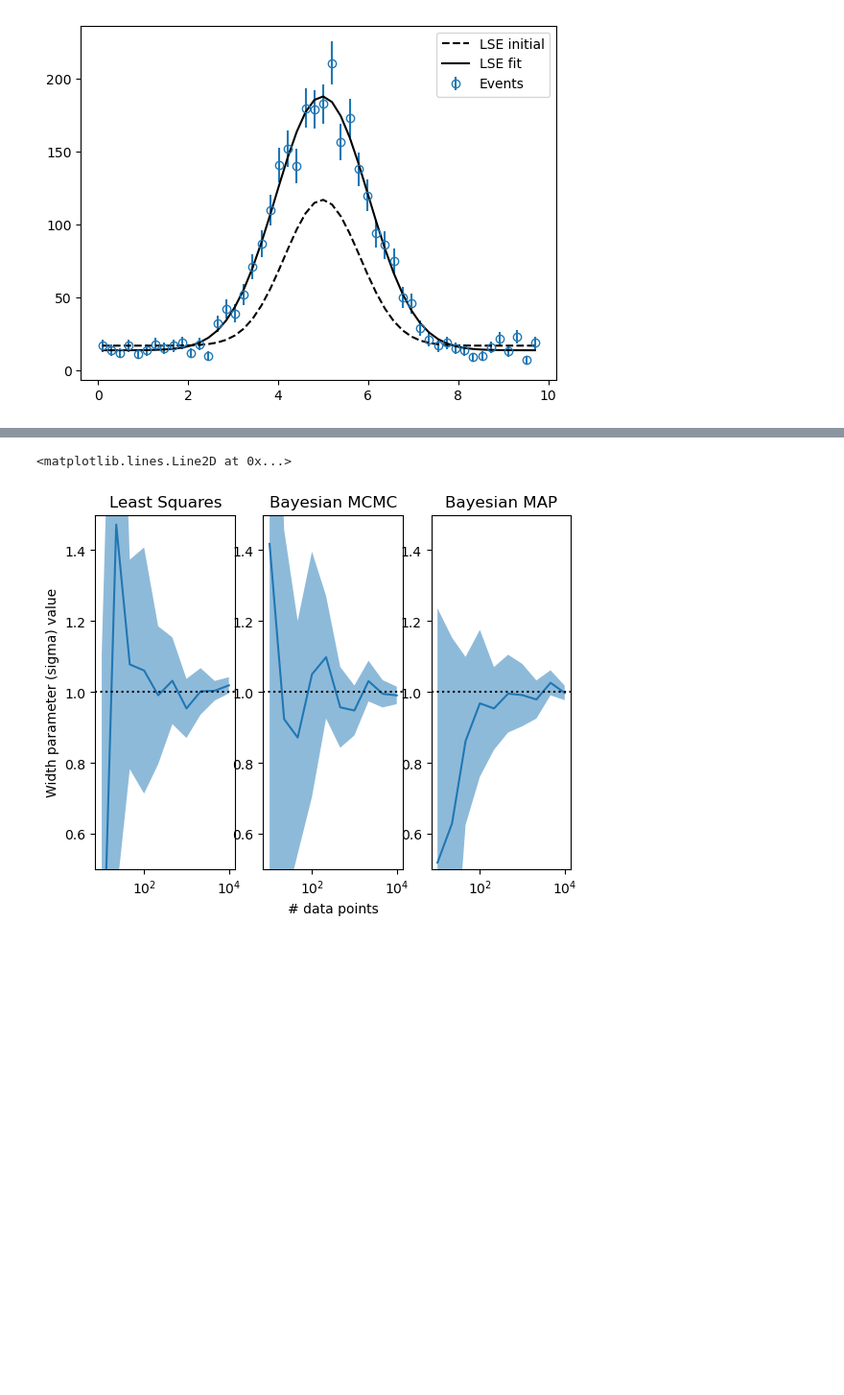
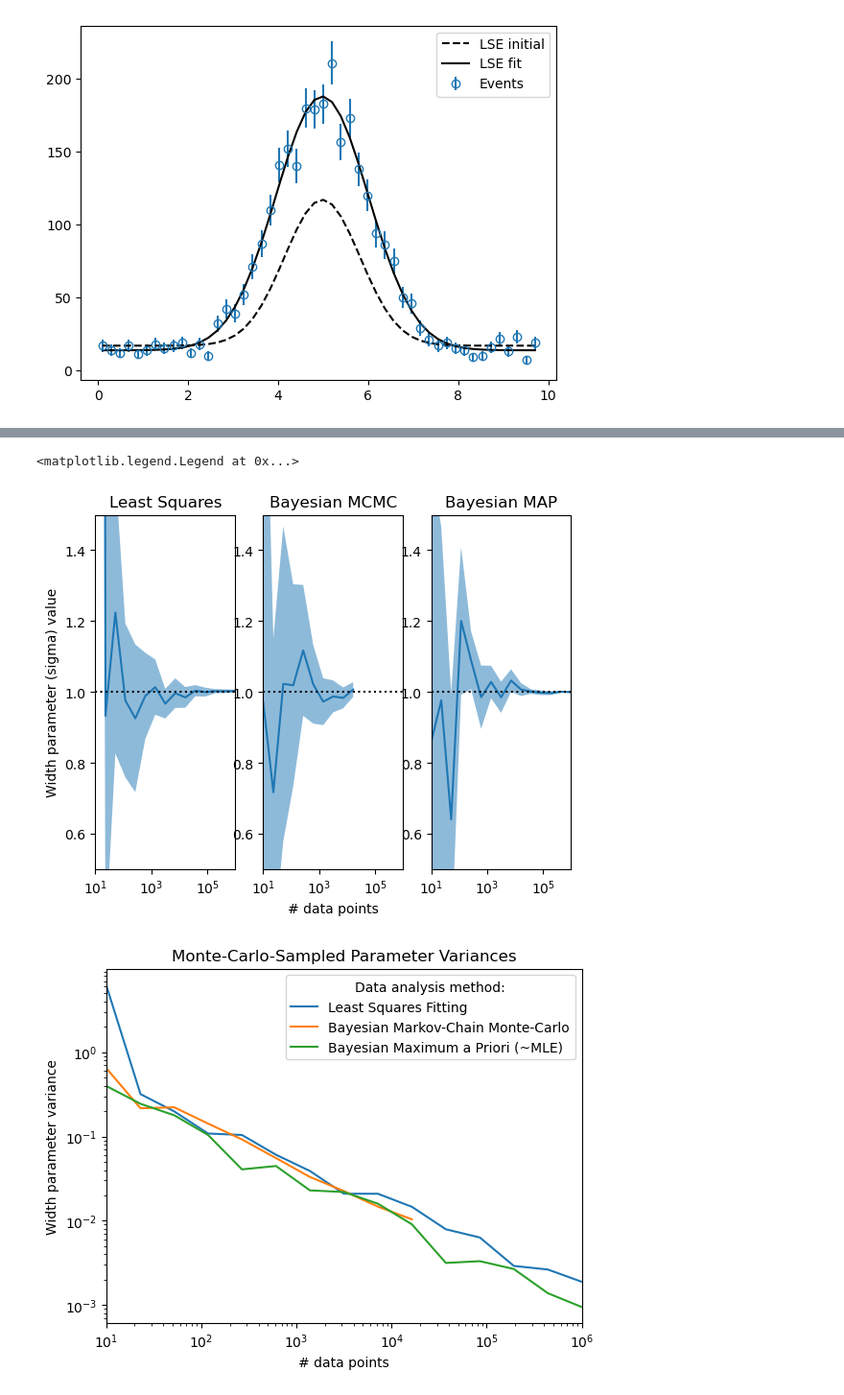
Before and after one commit to localoptimum/emtk, a Jupyter notebook: Mixture Models with PyMC.ipynb, the cells around one changed output, grey strips where cells are left out. Shown at 96% size. Cells and saved outputs as stored; diff of their text form; code cells hidden in the pictures; blank space fills up the shorter version.

Commit message:
Extended number of points to 10^6

```diff
--- a/Mixture Models with PyMC.ipynb
+++ b/Mixture Models with PyMC.ipynb
@@ -526,9 +526,12 @@ def ls_fit(spectrum, xmin=0.0, xmax=10.0, plot=False, verbose=True):
 
 
 
-nspectra = 10
-sizes = np.round(np.logspace(1, 4, num=nspectra))
+nspectra = 15
+sizes = np.round(np.logspace(1, 6, num=nspectra))
 print(sizes)
+
+sizes_mcmc = sizes[sizes < 20000.0]
+print(sizes_mcmc)
 
 spectra = []
 bayesian_widths = []
@@ -634,16 +638,20 @@ Resampled variance 0.011433615241719855
 # %%
 # Fit all the data runs with bayesian MAP
+
+from tqdm.notebook import tqdm
+import time
+
 bayesian_MAP_widths = []
 bayesian_MAP_variances = []
 
 for i in range(nspectra):
     width, variance = bayesian_MAP_fit(spectra[i], xmin=xmin, xmax=xmax, plot=False)
+    variance_accum = [width]
 
-    variance_accum = [width]
-    for j in range(10):
-        resample = generate_data(int(sizes[i]), xmin=xmin, xmax=xmax, sn_ratio=3.0)
-        width, variance = bayesian_MAP_fit(resample, xmin=xmin, xmax=xmax, plot=False, verbose=False)
-        variance_accum.append(width)
+    for j in tqdm(range(10)):
+            resample = generate_data(int(sizes[i]), xmin=xmin, xmax=xmax, sn_ratio=3.0)
+            width, variance = bayesian_MAP_fit(resample, xmin=xmin, xmax=xmax, plot=False, verbose=False)
+            variance_accum.append(width)
 
     resampled_variance = np.std(np.asarray(variance_accum))
     print("Theoretical variance", variance)
@@ -674,7 +748,9 @@ Resampled variance 0.010307160987679143
 bayesian_MCMC_widths = []
 bayesian_MCMC_variances = []
 
-for i in range(nspectra):
+nspectra_mcmc = sizes_mcmc.size
+
+for i in tqdm(range(nspectra_mcmc)):
     width, variance = bayesian_MCMC_fit(spectra[i], xmin=xmin, xmax=xmax, plot=False)
     bayesian_MCMC_widths.append(width)
     bayesian_MCMC_variances.append(variance)
@@ -752,34 +827,50 @@ ls_lower = np.asarray(least_squares_widths) - 2.0 * np.asarray(least_squares_var
 ls_upper = np.asarray(least_squares_widths) + 2.0 * np.asarray(least_squares_variances)
 
 by_lower = np.asarray(bayesian_MCMC_widths) - 2.0 * np.asarray(bayesian_MCMC_variances)
 by_upper = np.asarray(bayesian_MCMC_widths) + 2.0 * np.asarray(bayesian_MCMC_variances)
 
 map_lower = np.asarray(bayesian_MAP_widths) - 2.0 * np.asarray(bayesian_MAP_variances)
 map_upper = np.asarray(bayesian_MAP_widths) + 2.0 * np.asarray(bayesian_MAP_variances)
 
 ax[0].plot(sizes, least_squares_widths)
 ax[0].fill_between(sizes, y1=ls_lower, y2=ls_upper, alpha=0.5)
-ax[1].plot(sizes, bayesian_MCMC_widths)
-ax[1].fill_between(sizes, y1=by_lower, y2=by_upper, alpha = 0.5)
+ax[1].plot(sizes_mcmc, bayesian_MCMC_widths)
+ax[1].fill_between(sizes_mcmc, y1=by_lower, y2=by_upper, alpha = 0.5)
 ax[2].plot(sizes, bayesian_MAP_widths)
 ax[2].fill_between(sizes, y1=map_lower, y2=map_upper, alpha=0.5)
 
 ax[0].set_xscale('log')
 ax[0].set_ylim(0.5, 1.5)
+ax[0].set_xlim(np.amin(sizes), np.amax(sizes))
 ax[0].set_title('Least Squares')
 ax[0].set_ylabel('Width parameter (sigma) value')
 ax[0].axhline(y=1.0, color='black', linestyle='dotted')
 
 ax[1].set_xscale('log')
 ax[1].set_ylim(0.5, 1.5)
+ax[1].set_xlim(np.amin(sizes), np.amax(sizes))
 ax[1].set_title('Bayesian MCMC')
 ax[1].axhline(y=1.0, color='black', linestyle='dotted')
 ax[1].set_xlabel('# data points')
 
 ax[2].set_title('Bayesian MAP')
 ax[2].set_xscale('log')
 ax[2].set_ylim(0.5, 1.5)
+ax[2].set_xlim(np.amin(sizes), np.amax(sizes))
 ax[2].axhline(y=1.0, color='black', linestyle='dotted')
+
+fig, ax = plt.subplots()
+ax.plot(sizes, least_squares_variances, label='Least Squares Fitting')
+ax.plot(sizes_mcmc, bayesian_MCMC_variances, label='Bayesian Markov-Chain Monte-Carlo')
+ax.plot(sizes, bayesian_MAP_variances, label='Bayesian Maximum a Priori (~MLE)')
+ax.set_xscale('log')
+ax.set_yscale('log')
+ax.set_xlim(np.amin(sizes), np.amax(sizes))
+ax.set_title('Monte-Carlo-Sampled Parameter Variances')
+ax.set_ylabel('Width parameter variance')
+ax.set_xlabel('# data points')
+ax.legend(title='Data analysis method:')
 # %% [output]
-<matplotlib.lines.Line2D at 0x...>
+<matplotlib.legend.Legend at 0x...>
-[figure, old version]
+[figure, new version]
+[figure, added]
```
Also changed, not shown: parts of 4 cells of this notebook.
